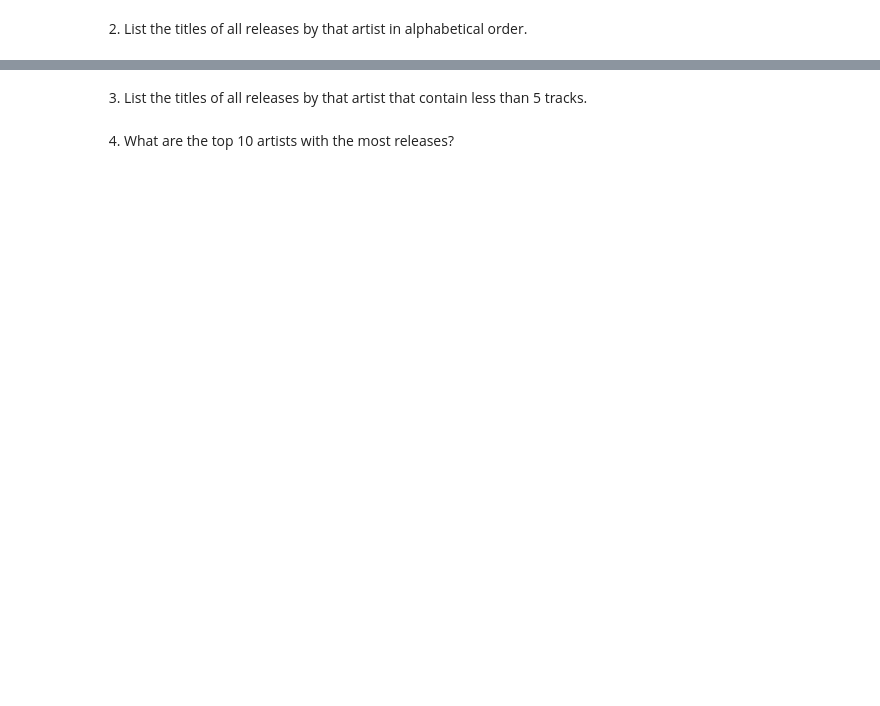
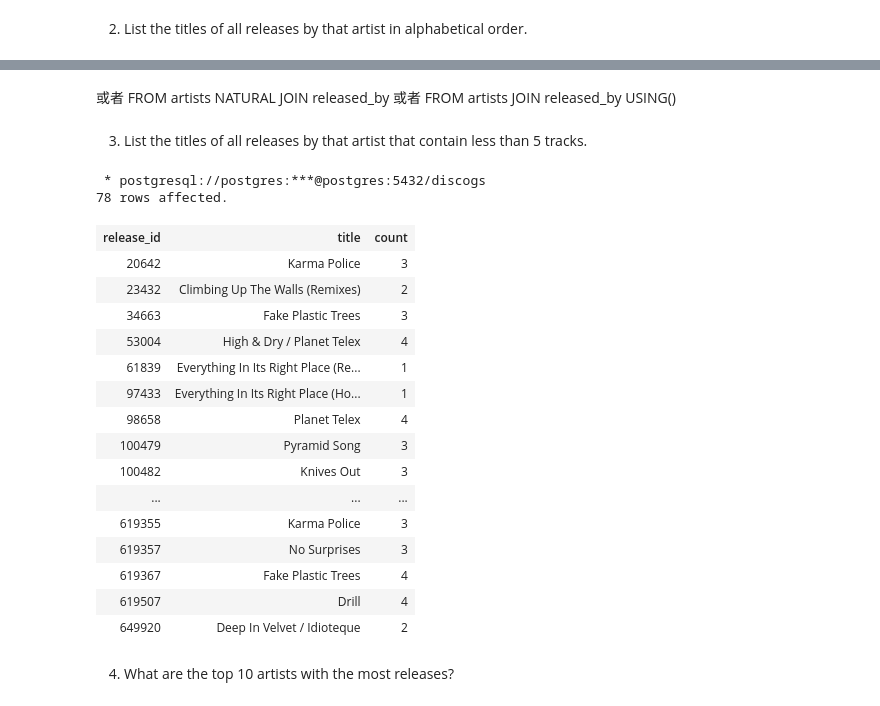
Before and after one commit to RumbleDB/bigdata-exercises, a Jupyter notebook: exercise01/Exercise01_SQL_Brush_Up.ipynb, the cells around one changed output, grey strips where cells are left out. Saved outputs shown, nothing was run; the diff lists cells and outputs as text; code cells hidden in the pictures; blank space fills up the shorter version.

```diff
--- a/exercise01/Exercise01_SQL_Brush_Up.ipynb
+++ b/exercise01/Exercise01_SQL_Brush_Up.ipynb
@@ -82,2 +149,5 @@ Let us begin with several SQL queries to ease us back into the language.
+# %% [markdown]
+或者 FROM artists NATURAL JOIN released_by
+或者 FROM artists JOIN released_by USING()
 # %% [markdown]
 3. List the titles of all releases by that artist that contain less than 5 tracks.
@@ -87,2 +154,31 @@ Let us begin with several SQL queries to ease us back into the language.
+# %%
+%%sql
+SELECT releases.release_id, releases.title, COUNT(*)
+FROM artists
+JOIN released_by ON artists.artist_id = released_by.artist_id
+JOIN releases ON released_by.release_id = releases.release_id
+JOIN tracks ON releases.release_id = tracks.release_id
+WHERE artists.name = 'Radiohead'
+GROUP BY releases.release_id, releases.title
+HAVING COUNT(*) < 5
+# %% [output]
+ * postgresql://postgres:***@postgres:5432/discogs
+78 rows affected.
+| release_id | title | count |
+| 20642 | Karma Police | 3 |
+| 23432 | Climbing Up The Walls (Remixes) | 2 |
+| 34663 | Fake Plastic Trees | 3 |
+| 53004 | High & Dry / Planet Telex | 4 |
+| 61839 | Everything In Its Right Place (Re... | 1 |
+| 97433 | Everything In Its Right Place (Ho... | 1 |
+| 98658 | Planet Telex | 4 |
+| 100479 | Pyramid Song | 3 |
+| 100482 | Knives Out | 3 |
+| ... | ... | ... |
+| 619355 | Karma Police | 3 |
+| 619357 | No Surprises | 3 |
+| 619367 | Fake Plastic Trees | 4 |
+| 619507 | Drill | 4 |
+| 649920 | Deep In Velvet / Idioteque | 2 |
 # %% [markdown]
 4. What are the top 10 artists with the most releases?
```
Also changed, not shown: parts of 17 cells of this notebook, 1 other file.
